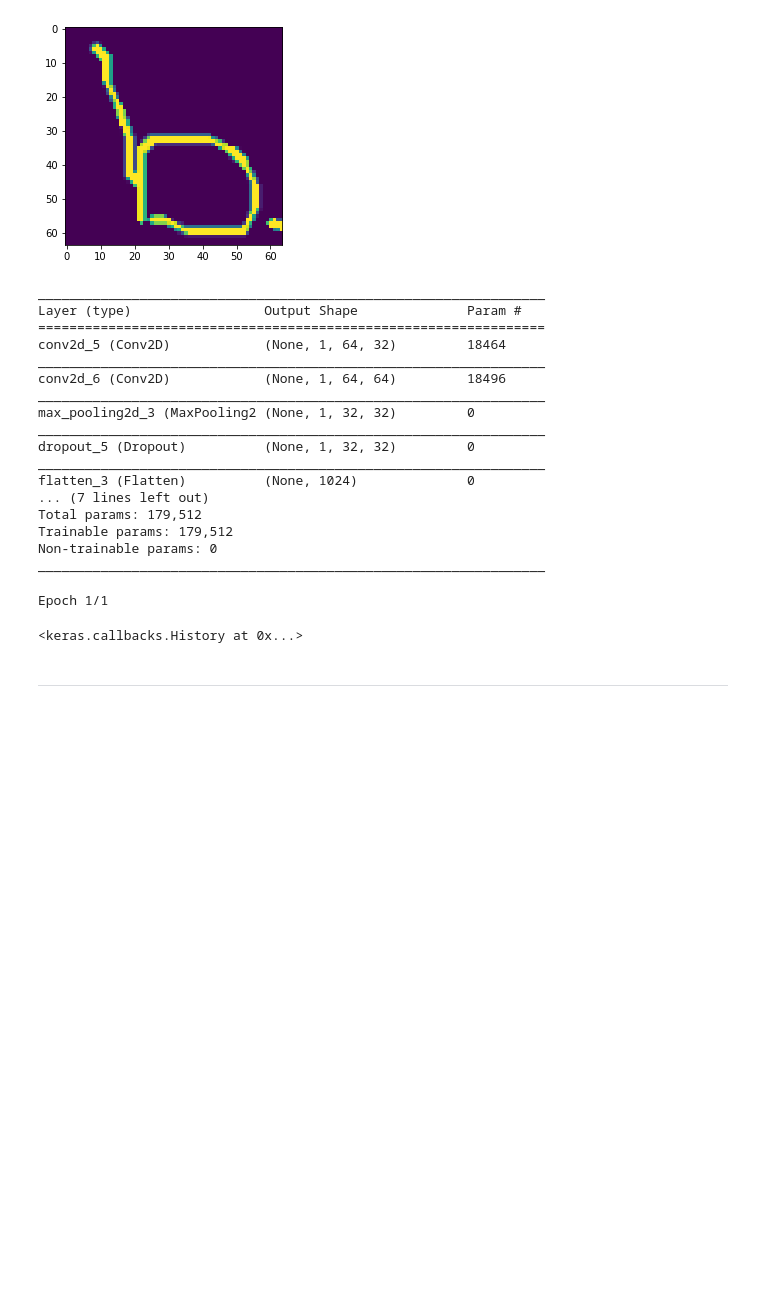
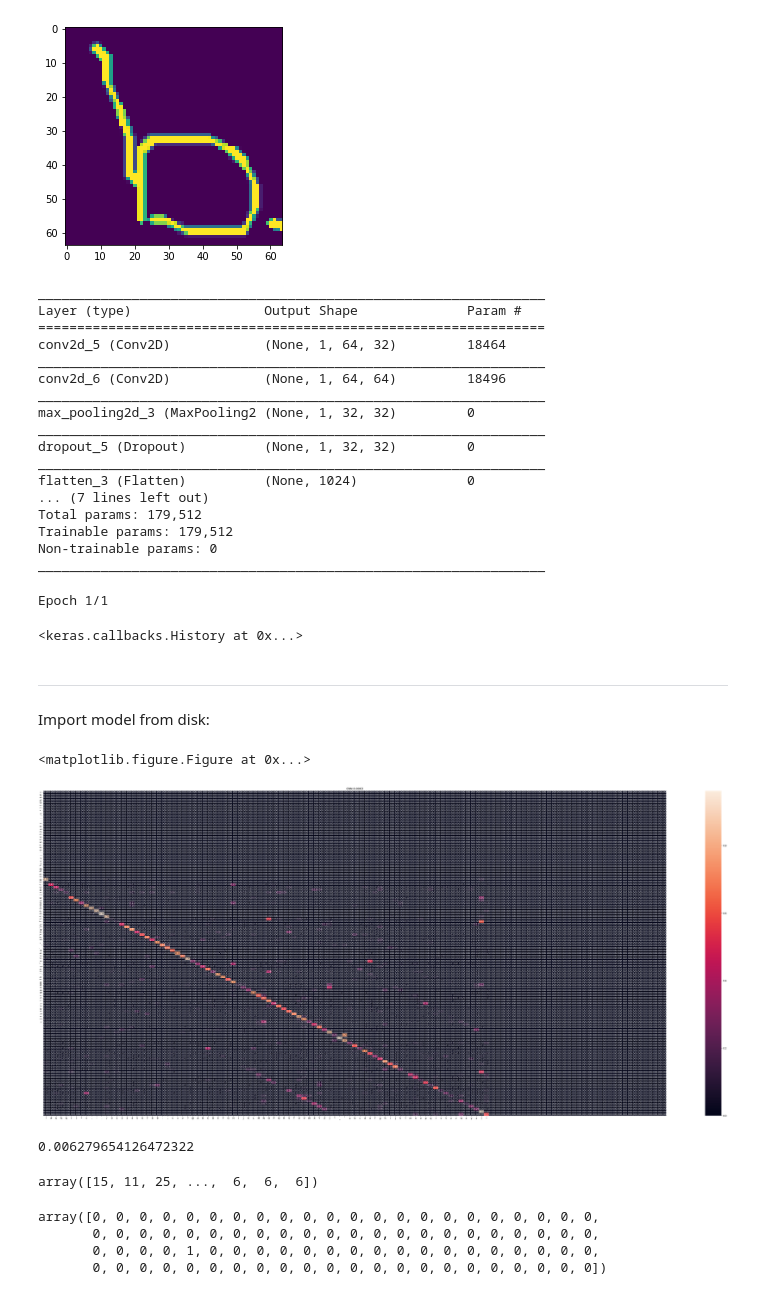
Before and after one commit to smitheric95/mobile-sensing-labs, a Jupyter notebook: Project/server/Image Model.ipynb, the cells around one changed output. Saved outputs shown, nothing was run; the diff lists cells and outputs as text; code cells hidden in the pictures; blank space fills up the shorter version.

Commit message:
added cnn_3 model

```diff
--- a/Project/server/Image Model.ipynb
+++ b/Project/server/Image Model.ipynb
@@ -151,3 +148,34 @@ summarize_net(cnn, X_test, y_test, title_text='CNN:')
 cnn.save('cnn.h5')
 # %% [markdown]
 ----
+# %% [markdown]
+Import model from disk:
+# %%
+from keras.models import load_model
+
+model = load_model('cnn_3.h5')
+# %%
+# summarize_net(model, X_test, y_test, title_text='CNN:')
+
+plt.figure(figsize=(70,30))
+plt.rcParams.update({'font.size': 12})
+yhat = np.argmax(model.predict(X_test), axis=1)
+acc = mt.accuracy_score(y_test,yhat)
+cm = mt.confusion_matrix(y_test,yhat)
+
+num_guessed = np.sum(cm,axis=1)[:,np.newaxis]
+num_guessed[num_guessed == 0] = 1
+cm = cm/num_guessed
+
+sns.heatmap(cm, annot=True, fmt='.2f', xticklabels=classes, yticklabels=classes)
+plt.title("CNN:"+'{:.4f}'.format(acc))
+plt.show()
+plt.savefig('confusion_matrix.png')
+# %% [output]
+<matplotlib.figure.Figure at 0x...>
+[figure, added]
+# %%
+acc = mt.accuracy_score(y_test,yhat)
+acc
+# %% [output]
+0.006279654126472322
@@ -153,0 +184,12 @@ cnn.save('cnn.h5')
+# %%
+y_hat = pred.argmax(axis=1)
+y_hat
+# %% [output]
+array([15, 11, 25, ...,  6,  6,  6])
+# %%
+y_test_ohe[0]
+# %% [output]
+array([0, 0, 0, 0, 0, 0, 0, 0, 0, 0, 0, 0, 0, 0, 0, 0, 0, 0, 0, 0, 0, 0,
+       0, 0, 0, 0, 0, 0, 0, 0, 0, 0, 0, 0, 0, 0, 0, 0, 0, 0, 0, 0, 0, 0,
+       0, 0, 0, 0, 1, 0, 0, 0, 0, 0, 0, 0, 0, 0, 0, 0, 0, 0, 0, 0, 0, 0,
+       0, 0, 0, 0, 0, 0, 0, 0, 0, 0, 0, 0, 0, 0, 0, 0, 0, 0, 0, 0, 0, 0])
```
Also changed, not shown: parts of 4 cells of this notebook, 2 other files.
